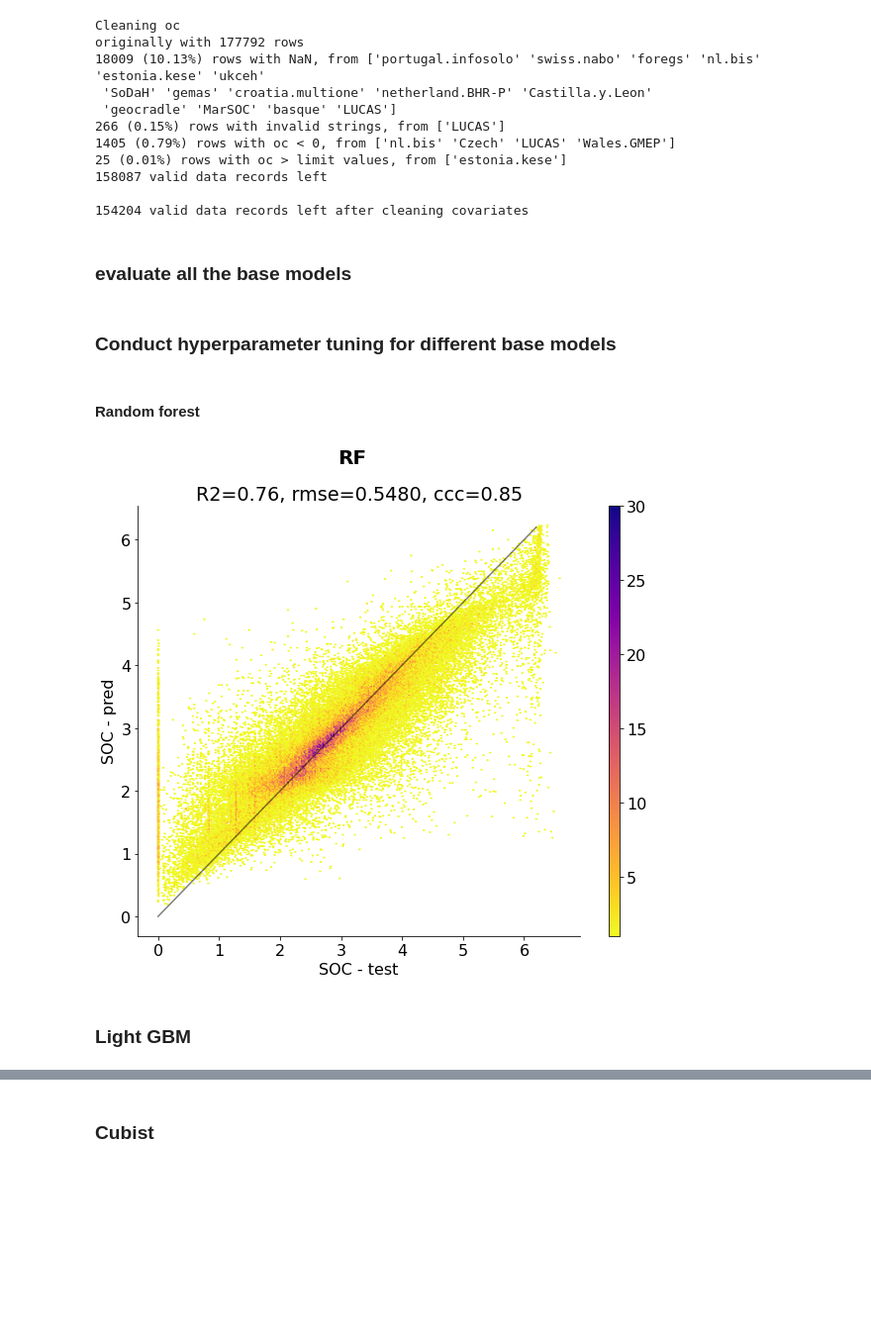
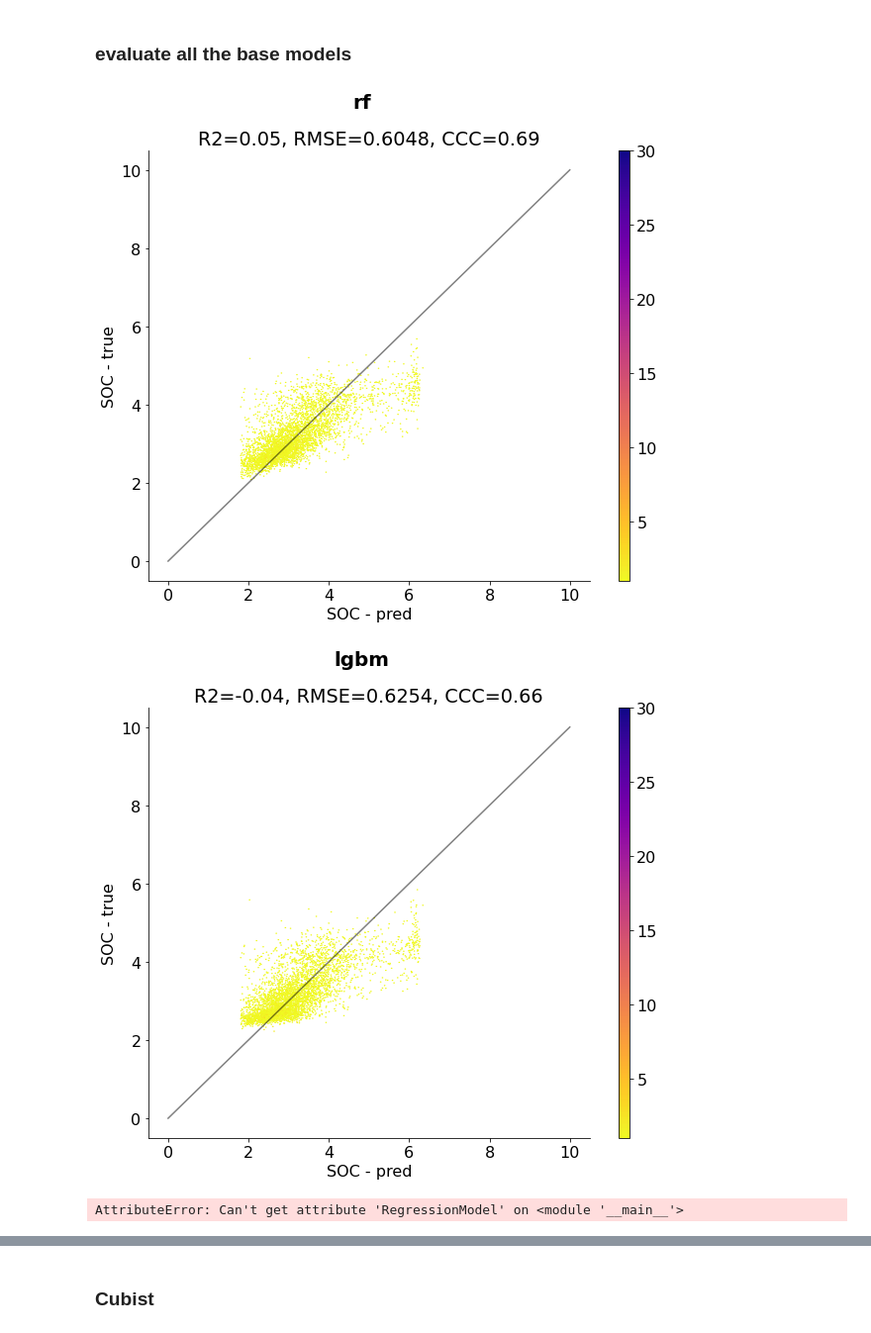
Before and after one commit to Meng2077/SOC-EU, a Jupyter notebook: code/006_model_base.comparison.ipynb, the cells around one changed output, grey strips where cells are left out. Shown at 99% size. Cells and saved outputs as stored; diff of their text form; code cells hidden in the pictures; blank space fills up the shorter version.

Commit message:
clean LOI measured SOC, code

```diff
--- a/code/006_model_base.comparison.ipynb
+++ b/code/006_model_base.comparison.ipynb
@@ -6,8 +6,10 @@ from tool_kit import calc_ccc, accuracy_plot
 import pandas as pd
 import numpy as np
 import warnings
+import joblib
 warnings.filterwarnings('ignore')
 
+folder = '/mnt/inca/soc_eu_model'
 df = pd.read_csv(f'{folder}/data/004.0_validate.pnts_soc.csv',low_memory=False)
 
 # covariates
@@ -23,59 +25,44 @@ dff = dff.loc[dff['ref']!='nl.bis'] # data from nl.bis show weird patterns
 # tgt = 'oc_log1p'
 
 spatial_cv_column = 'tile_id'
+test = dff
+test = test.dropna(subset=covs,how='any')
+tgt = 'oc_log1p'
+test.loc[:,'oc_log1p'] = np.log1p(test['oc'])
-# %% [output]
-Cleaning oc
-originally with 177792 rows
-18009 (10.13%) rows with NaN, from ['portugal.infosolo' 'swiss.nabo' 'foregs' 'nl.bis' 'estonia.kese' 'ukceh'
- 'SoDaH' 'gemas' 'croatia.multione' 'netherland.BHR-P' 'Castilla.y.Leon'
- 'geocradle' 'MarSOC' 'basque' 'LUCAS']
-266 (0.15%) rows with invalid strings, from ['LUCAS']
-1405 (0.79%) rows with oc < 0, from ['nl.bis' 'Czech' 'LUCAS' 'Wales.GMEP']
-25 (0.01%) rows with oc > limit values, from ['estonia.kese']
-158087 valid data records left
-
-154204 valid data records left after cleaning covariates
 # %% [markdown]
 ### evaluate all the base models
 # %%
 # get all the trained models
 model_list = find_files(f'{folder}/SOC-EU/model/','*model*')
+model_list = [str(i) for i in model_list]
 
 results = []
 for model_path in model_list:
-    model_name = model_path.split('_')
+    model_name = model_path.split('_')[-1].split('.')[0]
     model = joblib.load(model_path)
 
     y_pred_log1p = model.predict(test[covs])
-    y_pred = np.expm1(y_pred_log1p)
-    accuracy_plot(y_pred, test[tgt], title_text=model_name, range=[0,1000])
+    y_pred = y_pred_log1p
+#     y_pred = np.expm1(y_pred_log1p)
+    accuracy_plot(y_pred, test[tgt], title_text=model_name, show_range=[0,10])
 
     # Calculate metrics
     ccc = calc_ccc(test[tgt], y_pred)
     rmse = np.sqrt(mean_squared_error(test[tgt], y_pred))
     r2 = r2_score(test[tgt], y_pred)
 
     # Store results
     results.append({
         'Model Name': model_name,
         'CCC': ccc,
         'RMSE': rmse,
         'R2': r2
     })
 
 results_df = pd.DataFrame(results)
 results_df.to_csv(f'{folder}/SOC-EU/model/012_model.performance_base.model.compare',index=False)
 results_df
+# %% [output]
+[figure, added]
+[figure, added]
+AttributeError: Can't get attribute 'RegressionModel' on <module '__main__'>
-# %% [markdown]
-### Conduct hyperparameter tuning for different base models
-# %% [markdown]
-#### Random forest
-# %%
-
-
-y_pred_rf = rf.predict(test[covs])
-accuracy_plot(test[tgt], y_pred_rf, title_text='RF')
-# %% [output]
-[figure, removed]
-# %% [markdown]
-### Light GBM
```
Also changed, not shown: parts of 9 cells of this notebook, 6 other files.
